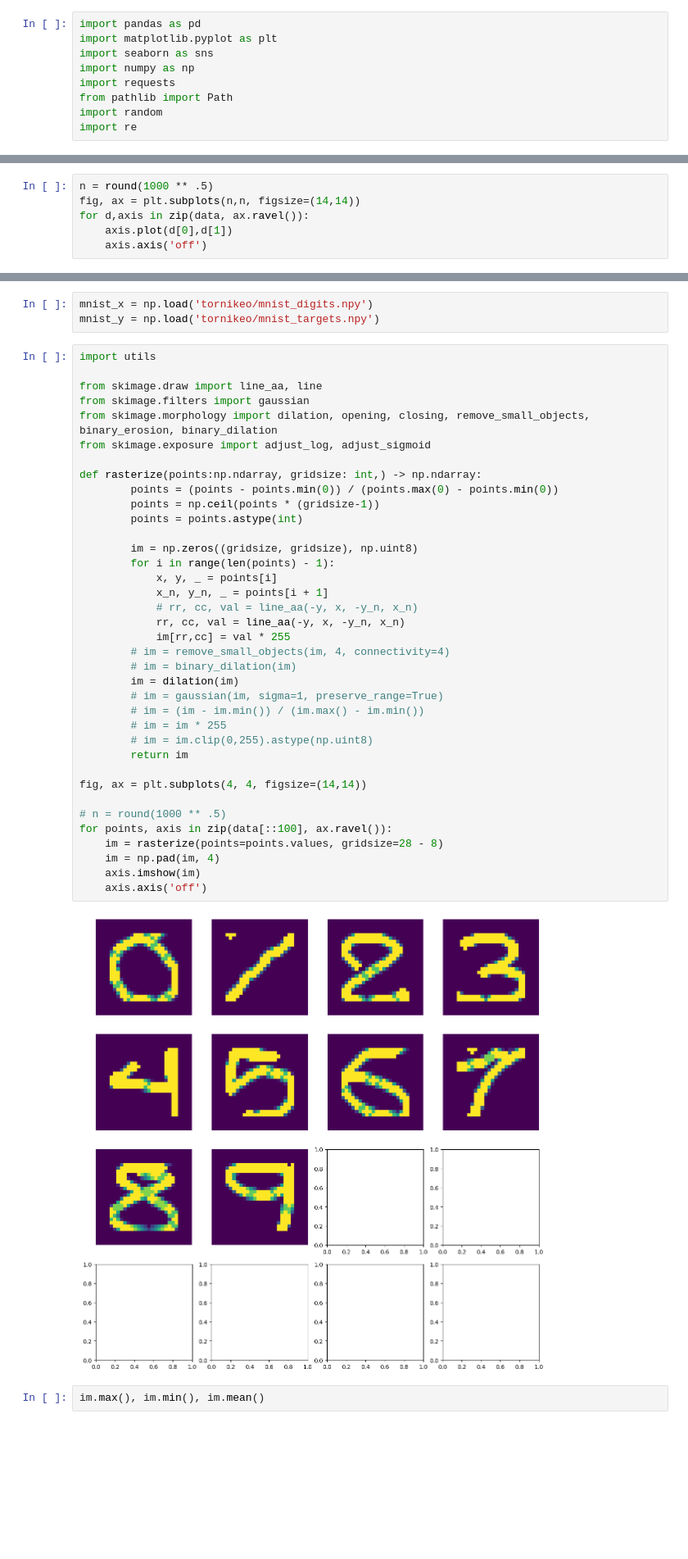
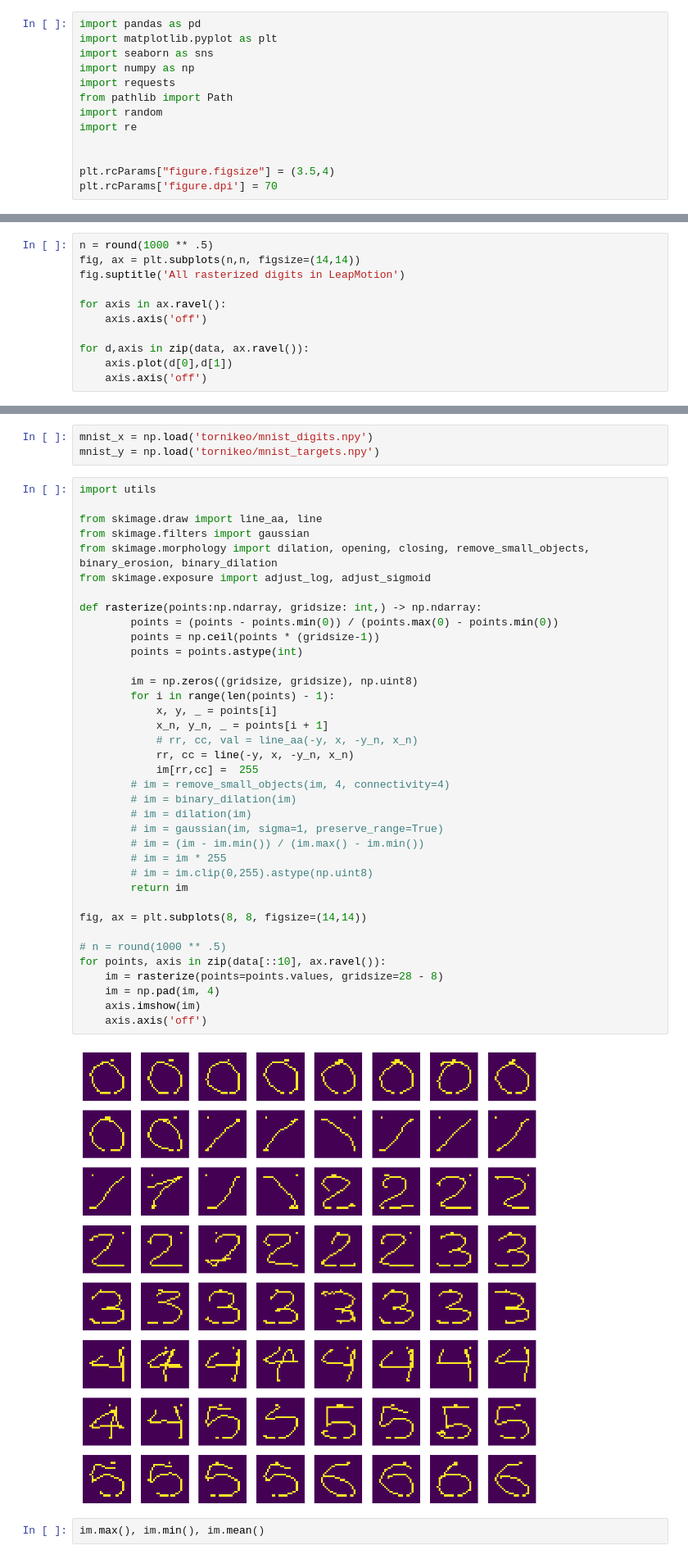
Before and after one commit to tornikeo/LeapMotionOCR, a Jupyter notebook: tornikeo/eda.ipynb, the cells around one changed output, grey strips where cells are left out. Shown at 82% size. Cells and saved outputs as stored; diff of their text form; blank space fills up the shorter version.

```diff
--- a/tornikeo/eda.ipynb
+++ b/tornikeo/eda.ipynb
@@ -13,6 +13,10 @@ import requests
 from pathlib import Path
 import random
 import re
+
+
+plt.rcParams["figure.figsize"] = (3.5,4)
+plt.rcParams['figure.dpi'] = 70
 # %%
 data = sorted(Path('training_data').glob('*.csv'))
 labels = pd.Series(data).astype(str).str.extract(r".+stroke_(\d)_.+.csv").astype(int)
@@ -61,6 +88,11 @@ Name: proportion, dtype: float64
 # %%
 n = round(1000 ** .5)
 fig, ax = plt.subplots(n,n, figsize=(14,14))
+fig.suptitle('All rasterized digits in LeapMotion')
+
+for axis in ax.ravel():
+    axis.axis('off')
+
 for d,axis in zip(data, ax.ravel()):
     axis.plot(d[0],d[1])
     axis.axis('off')
@@ -75,39 +107,39 @@ import utils
 from skimage.draw import line_aa, line
 from skimage.filters import gaussian
 from skimage.morphology import dilation, opening, closing, remove_small_objects, binary_erosion, binary_dilation
 from skimage.exposure import adjust_log, adjust_sigmoid
 
 def rasterize(points:np.ndarray, gridsize: int,) -> np.ndarray:
         points = (points - points.min(0)) / (points.max(0) - points.min(0))
         points = np.ceil(points * (gridsize-1))
         points = points.astype(int)
 
         im = np.zeros((gridsize, gridsize), np.uint8)
         for i in range(len(points) - 1):
             x, y, _ = points[i]
             x_n, y_n, _ = points[i + 1]
             # rr, cc, val = line_aa(-y, x, -y_n, x_n)
-            rr, cc, val = line_aa(-y, x, -y_n, x_n)
-            im[rr,cc] = val * 255
+            rr, cc = line(-y, x, -y_n, x_n)
+            im[rr,cc] =  255
         # im = remove_small_objects(im, 4, connectivity=4)
         # im = binary_dilation(im)
-        im = dilation(im)
+        # im = dilation(im)
         # im = gaussian(im, sigma=1, preserve_range=True)
         # im = (im - im.min()) / (im.max() - im.min())
         # im = im * 255
         # im = im.clip(0,255).astype(np.uint8)
         return im
 
-fig, ax = plt.subplots(4, 4, figsize=(14,14))
+fig, ax = plt.subplots(8, 8, figsize=(14,14))
 
 # n = round(1000 ** .5)
-for points, axis in zip(data[::100], ax.ravel()):
+for points, axis in zip(data[::10], ax.ravel()):
     im = rasterize(points=points.values, gridsize=28 - 8)
     im = np.pad(im, 4)
     axis.imshow(im)
     axis.axis('off')
 # %% [output]
-[figure, old version]
+[figure, new version]
 # %%
 im.max(), im.min(), im.mean()
 # %% [output]
```
Also changed, not shown: parts of 7 cells of this notebook, 4 other files.
